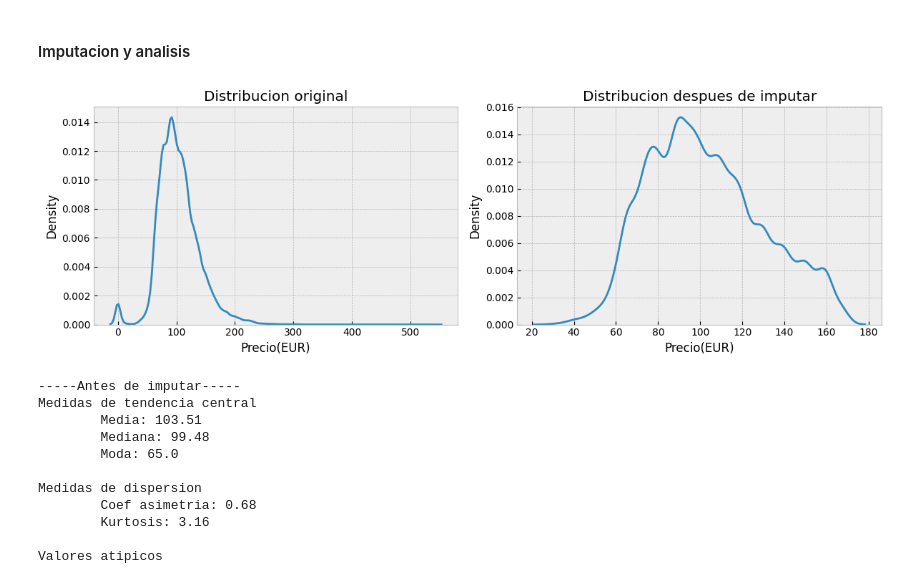
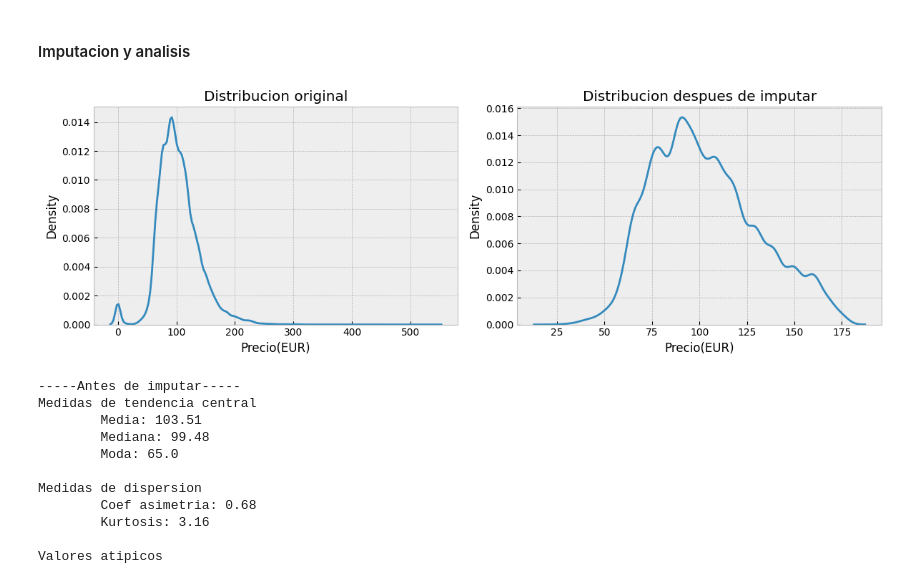
Before and after one commit to arielRas/CoderHouseDataScience-ProyectoFinal, a Jupyter notebook: DataWrangling.ipynb, the cells around one changed output. Drawn from its saved outputs; the diff is of its cells as text; code cells hidden in the pictures.

```diff
--- a/DataWrangling.ipynb
+++ b/DataWrangling.ipynb
@@ -571,0 +576,9 @@ mpl.style.use('bmh')
+# %%
+#SE CREA DATAFRAME COMPLEMENTARIO PARA TESTEAR MODELO
+_df = pd.concat([df, predict.is_outlier], axis=1)
+
+#TRANSFORMACION DE VARIABLES TOTAL_CHILDREN y TOTAL_ADULTS
+_df.loc[: ,'total_guests'] = _df.apply(lambda x: x.num_adults + x.num_children, axis=1)
+
+#ENCODING DE VARIABLES CUALITATIVAS QUE CORRELACIONAN CON LA VARIABLE A PREDECIR
+var_dummy = pd.get_dummies(_df[['mkt_segment','room_type']], dtype=int)
@@ -598,20 +606,4 @@ Name: avg_price_room, dtype: float64
 from sklearn.model_selection import train_test_split
 from sklearn.metrics import mean_squared_error, r2_score
 from sklearn.ensemble import RandomForestRegressor
-# %%
-#SE RESETEA LOS INDICES DEL DATAFRAME PRINCIPAL PARA EVITAR ERRORES
-df = df.reset_index()
-
-#SE AGREGA LA VARIABLE DE OUTLIER AL DATAFRAME PRINCIPAL
-df['is_outlier'] = price.is_outlier
-
-#FEATURE ENGINEERING
-x = df.loc[df.is_outlier == 1, ['room_type_cod','mkt_segment_cod','num_children','num_adults',
-                                'repeated_guest','booking_status_cod','meal_plan_cod','num_sp_requests',
-                                'arrival_year','car_parking']]
-
-y = df.loc[df.is_outlier == 1, 'avg_price_room']
-
-#SELECCION DE DATOS PARA ENTRENAMIENTO Y TEST
-X_train, X_test, y_train, y_test = train_test_split(x, y, test_size=0.33, random_state=42)
 # %%
@@ -636,19 +631,19 @@ R^2 Score: 0.43747055485666986
 # %% [markdown]
 #### Imputacion y analisis
-# %%
-#SE UTILIZA EL MODELO PARA PREDECIR LOS VALORES DE AQUELLAS INSTANCIAS QUE PRESENTAN OUTLIERS
-x = df.loc[df.is_outlier == -1,['room_type_cod','mkt_segment_cod','num_children','num_adults',
-                                'repeated_guest','booking_status_cod','meal_plan_cod','num_sp_requests',
-                                'arrival_year','car_parking']]
-y_pred = model.predict(x)
-
-#IMPUTACION DE VALORES OUTLIERS
-df.loc[df.is_outlier == -1, 'avg_price_room'] = y_pred
+# %%
+#PREDICCION DE PRECIOS
+y_pred = model.predict(x_outlier)
+
+#SE AGREGA AL DATAFRAME PRINCIPAL
+_df.loc[_df.is_outlier == -1, 'avg_price_room'] = y_pred
+
+#SE REEMPLAZAN LOS VALORES DEL DATAFRAME PRINCIPAL
+df.avg_price_room = _df.avg_price_room
 # %%
 #GRAFICO DE COMPARACION DE DISTRIBUCIONES
-comparison_dist(price.avg_price_room, df.avg_price_room, 'imputar', 'Precio(EUR)', (12,4))
+comparison_dist(predict.avg_price_room, df.avg_price_room, 'imputar', 'Precio(EUR)', (12,4))
 # %% [output]
-[figure, old version]
+[figure, new version]
 # %%
 #INFO VARIABLE ANTES DE IMPUTAR
 print('-----Antes de imputar-----')
```
Also changed, not shown: parts of 12 cells of this notebook, 1 other file.
